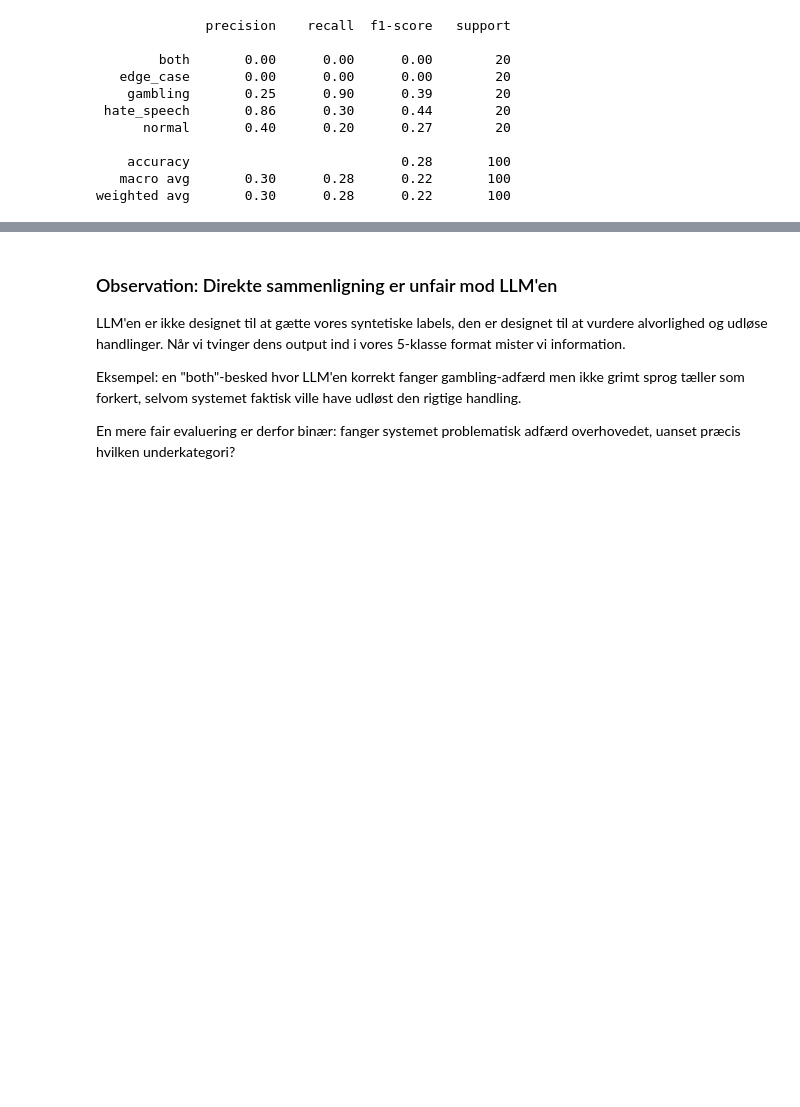
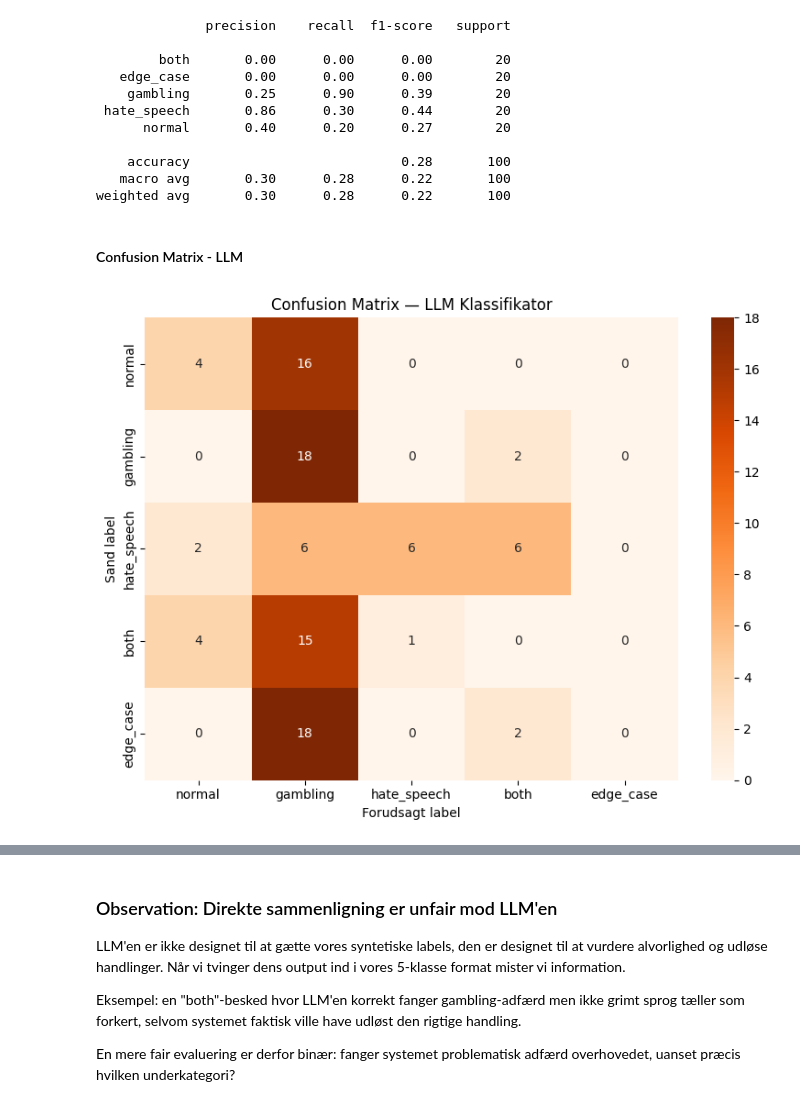
Before and after one commit to carlemil112/chat-moderation-case, a Jupyter notebook: cego_chat_monitoring.ipynb, the cells around one changed output, grey strips where cells are left out. Drawn from its saved outputs; the diff is of its cells as text; code cells hidden in the pictures; blank space fills up the shorter version.

```diff
--- a/cego_chat_monitoring.ipynb
+++ b/cego_chat_monitoring.ipynb
@@ -625,3 +651,21 @@ print(classification_report(results_df['true_label'], results_df['pred_label']))
     accuracy                           0.28       100
    macro avg       0.30      0.28      0.22       100
 weighted avg       0.30      0.28      0.22       100
+# %% [markdown]
+#### Confusion Matrix - LLM
+# %%
+cm_llm = confusion_matrix(results_df['true_label'], results_df['pred_label'],
+                          labels=['normal', 'gambling', 'hate_speech', 'both', 'edge_case'])
+
+plt.figure(figsize=(8, 6))
+sns.heatmap(cm_llm, annot=True, fmt='d', cmap='Oranges',
+            xticklabels=['normal', 'gambling', 'hate_speech', 'both', 'edge_case'],
+            yticklabels=['normal', 'gambling', 'hate_speech', 'both', 'edge_case'])
+plt.title('Confusion Matrix — LLM Klassifikator')
+plt.ylabel('Sand label')
+plt.xlabel('Forudsagt label')
+plt.tight_layout()
+plt.savefig('confusion_matrix_llm.png', dpi=150, bbox_inches='tight')
+plt.show()
+# %% [output]
+[figure, added]
```
Also changed, not shown: parts of 8 cells of this notebook, 2 other files.
